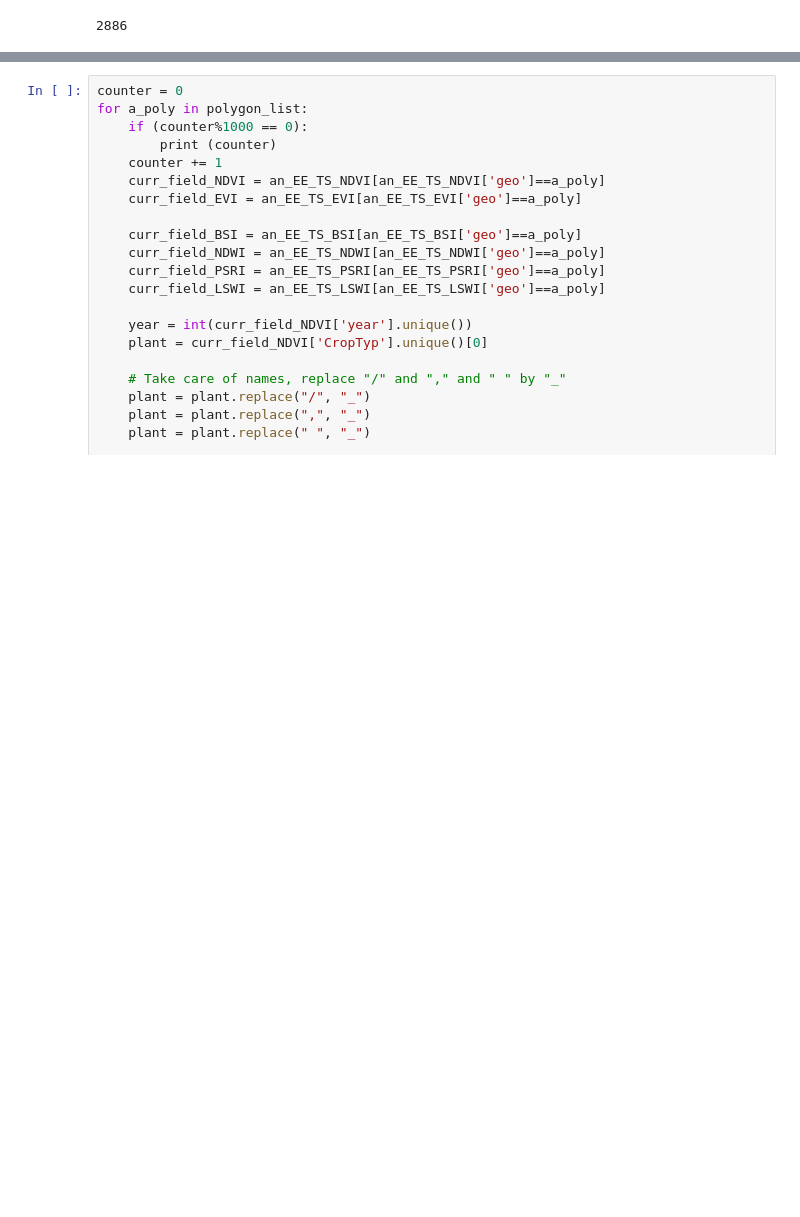
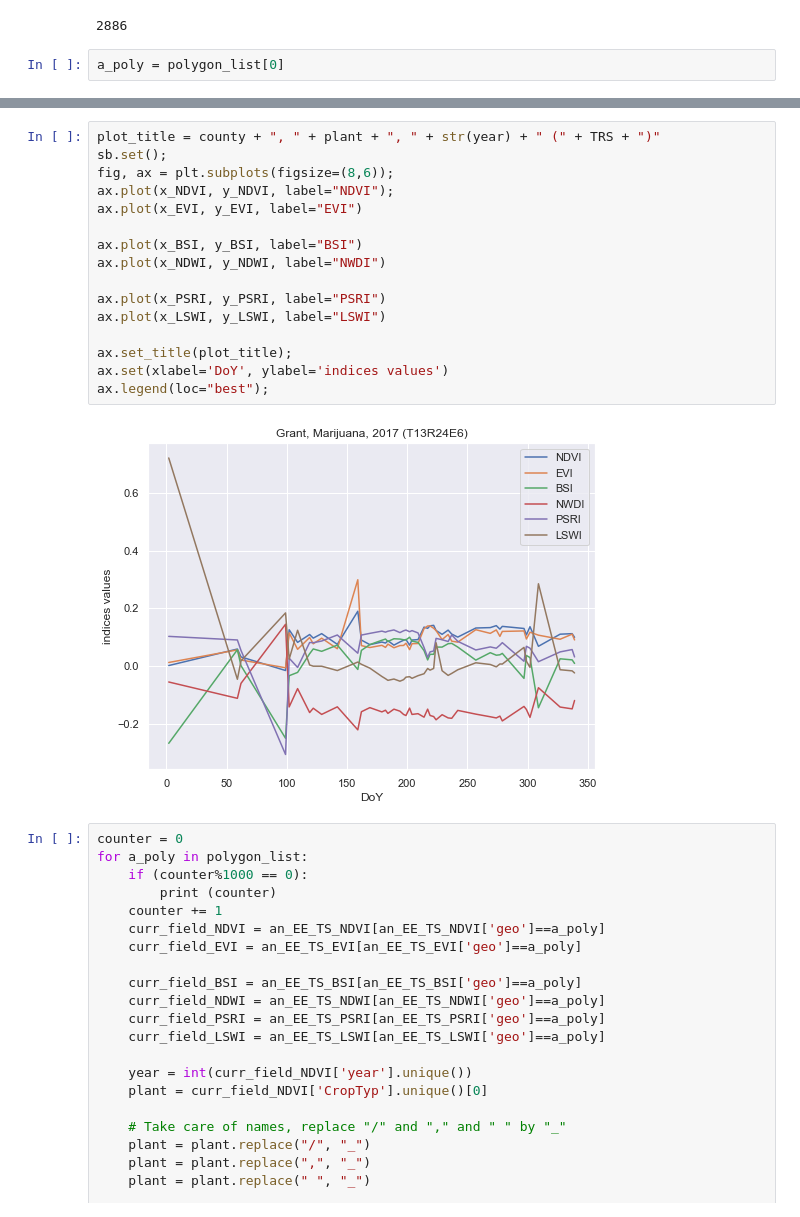
Before and after one commit to sunil21075/Ag, a Jupyter notebook: remote_sensing/python/Local_Jupyter_NoteBooks/bare_soil_indices_plots.ipynb, the cells around one changed output, grey strips where cells are left out. Cells and saved outputs as stored; diff of their text form; blank space fills up the shorter version.

Commit message:
cod_moth_paper plots

```diff
--- a/remote_sensing/python/Local_Jupyter_NoteBooks/bare_soil_indices_plots.ipynb
+++ b/remote_sensing/python/Local_Jupyter_NoteBooks/bare_soil_indices_plots.ipynb
@@ -74,3 +81,5 @@ polygon_list = an_EE_TS_NDVI['geo'].unique()
 print(len(polygon_list))
 # %% [output]
 2886
+# %%
+a_poly = polygon_list[0]
@@ -77,3 +127,21 @@ print(len(polygon_list))
+# %%
+plot_title = county + ", " + plant + ", " + str(year) + " (" + TRS + ")"
+sb.set();
+fig, ax = plt.subplots(figsize=(8,6));
+ax.plot(x_NDVI, y_NDVI, label="NDVI");
+ax.plot(x_EVI, y_EVI, label="EVI")
+
+ax.plot(x_BSI, y_BSI, label="BSI")
+ax.plot(x_NDWI, y_NDWI, label="NWDI")
+
+ax.plot(x_PSRI, y_PSRI, label="PSRI")
+ax.plot(x_LSWI, y_LSWI, label="LSWI")
+
+ax.set_title(plot_title);
+ax.set(xlabel='DoY', ylabel='indices values')
+ax.legend(loc="best");
+# %% [output]
+[figure, added]
 # %%
 counter = 0
 for a_poly in polygon_list:
```
Also changed, not shown: parts of 2 cells of this notebook, 14 other files.
